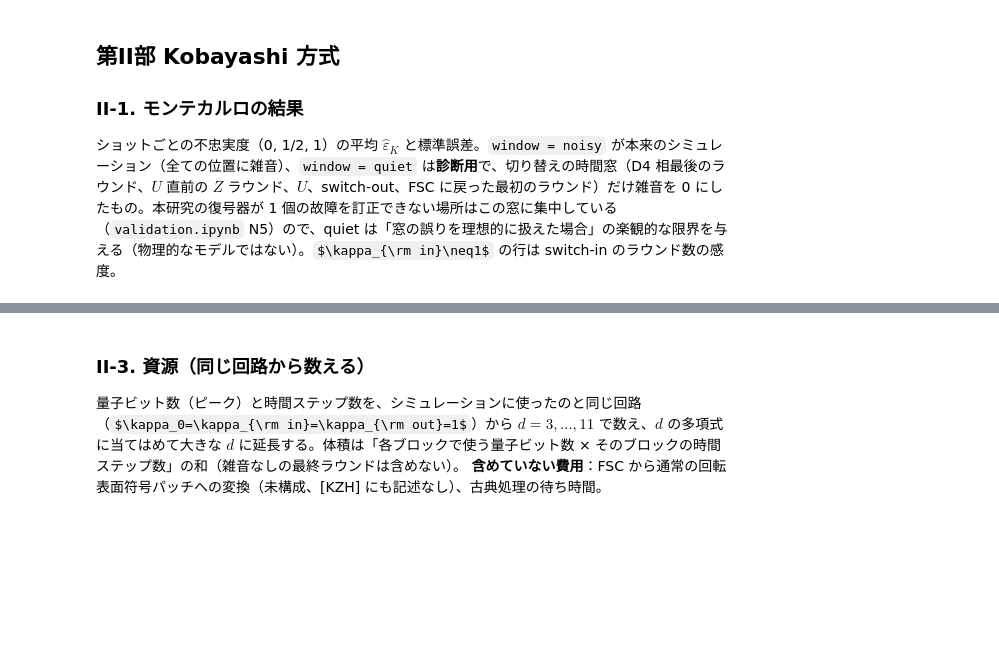
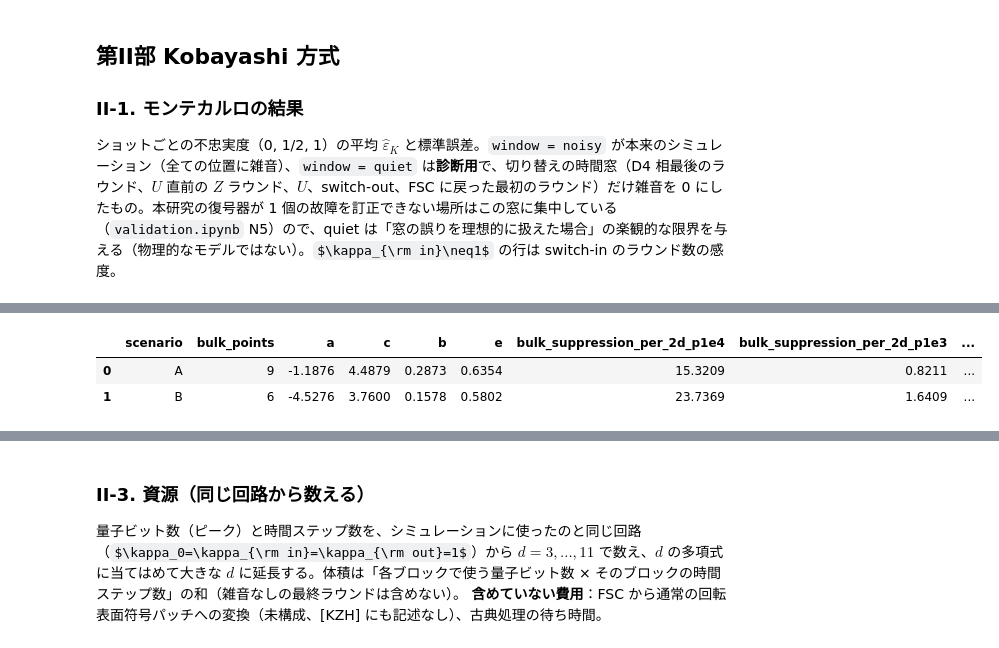
Before and after one commit to Danjobyodo/2026-10-24_StudyWithClaude, a Jupyter notebook: noisy_cost_comparison.ipynb, the cells around one changed output, grey strips where cells are left out. Saved outputs shown, nothing was run; the diff lists cells and outputs as text; code cells hidden in the pictures; some formulas as TeX source; blank space fills up the shorter version.

```diff
--- a/noisy_cost_comparison.ipynb
+++ b/noisy_cost_comparison.ipynb
@@ -11867,3 +14115,39 @@ pd.DataFrame(rows).round(4)
+# %%
+FIT, WIN = {}, {}
+rows = []
+def _wls(X_, y_, wt):
+    coef, *_ = np.linalg.lstsq(X_ * wt[:, None], y_ * wt, rcond=None)
+    return coef
+def eps_bulk(s, d, p):
+    a, c, b, e = FIT[s]
+    return float(np.exp(a + c * d + (b + e * d) * np.log(p)))
+def eps_K_model(s, d, p, w='noisy'):
+    v = eps_bulk(s, d, p) + (WIN[s][0] * p ** WIN[s][1] if w == 'noisy' else 0.0)
+    return float(min(v, 1.0))
+for s in SCENARIOS:
+    q_ = quiet[(quiet.scenario == s) & (quiet.n_fail >= 5)]
+    X_ = np.stack([np.ones(len(q_)), q_.d, np.log(q_.p), q_.d * np.log(q_.p)], axis=1)
+    FIT[s] = _wls(X_, np.log(q_.eps.values), (q_.eps / q_.stderr).values)
+    m_ = main[(main.scenario == s) & (main.d >= 5) & (main.n_fail >= 10)].copy()
+    m_['resid'] = m_.eps - [eps_bulk(s, d, p) for d, p in zip(m_.d, m_.p)]
+    m_ = m_[m_.resid > 0]
+    cw = _wls(np.stack([np.ones(len(m_)), np.log(m_.p)], axis=1), np.log(m_.resid.values), (m_.resid / m_.stderr).values)
+    WIN[s] = (float(np.exp(cw[0])), float(cw[1]))
+    a, c, b, e = FIT[s]
+    allm = main[(main.scenario == s) & (main.n_fail >= 10)]
+    res = np.log(allm.eps.values) - np.log([eps_K_model(s, d, p) for d, p in zip(allm.d, allm.p)])
+    rows.append(dict(scenario=s, bulk_points=len(q_), a=a, c=c, b=b, e=e,
+                     bulk_suppression_per_2d_p1e4=float(np.exp(-2 * (c + e * np.log(1e-4)))),
+                     bulk_suppression_per_2d_p1e3=float(np.exp(-2 * (c + e * np.log(1e-3)))),
+                     window_points=len(m_), W_w=WIN[s][0], W_gamma=WIN[s][1],
+                     W_over_p_at_1e4=WIN[s][0] * 1e-4 ** (WIN[s][1] - 1),
+                     W_over_p_at_1e3=WIN[s][0] * 1e-3 ** (WIN[s][1] - 1),
+                     rms_log_residual_noisy=float(np.sqrt(np.mean(res ** 2)))))
+pd.DataFrame(rows).round(4)
+# %% [output]
+|  | scenario | bulk_points | a | c | b | e | bulk_suppression_per_2d_p1e4 | bulk_suppression_per_2d_p1e3 | ... |
+| 0 | A | 9 | -1.1876 | 4.4879 | 0.2873 | 0.6354 | 15.3209 | 0.8211 | ... |
+| 1 | B | 6 | -4.5276 | 3.7600 | 0.1578 | 0.5802 | 23.7369 | 1.6409 | ... |
 # %%
 fig, axes = plt.subplots(2, 2, figsize=(11, 8), sharex=True, sharey=True)
 mk = {3: 'o', 5: 's', 7: '^', 9: 'D'}
```
Also changed, not shown: parts of 17 cells of this notebook, 8 other files.
